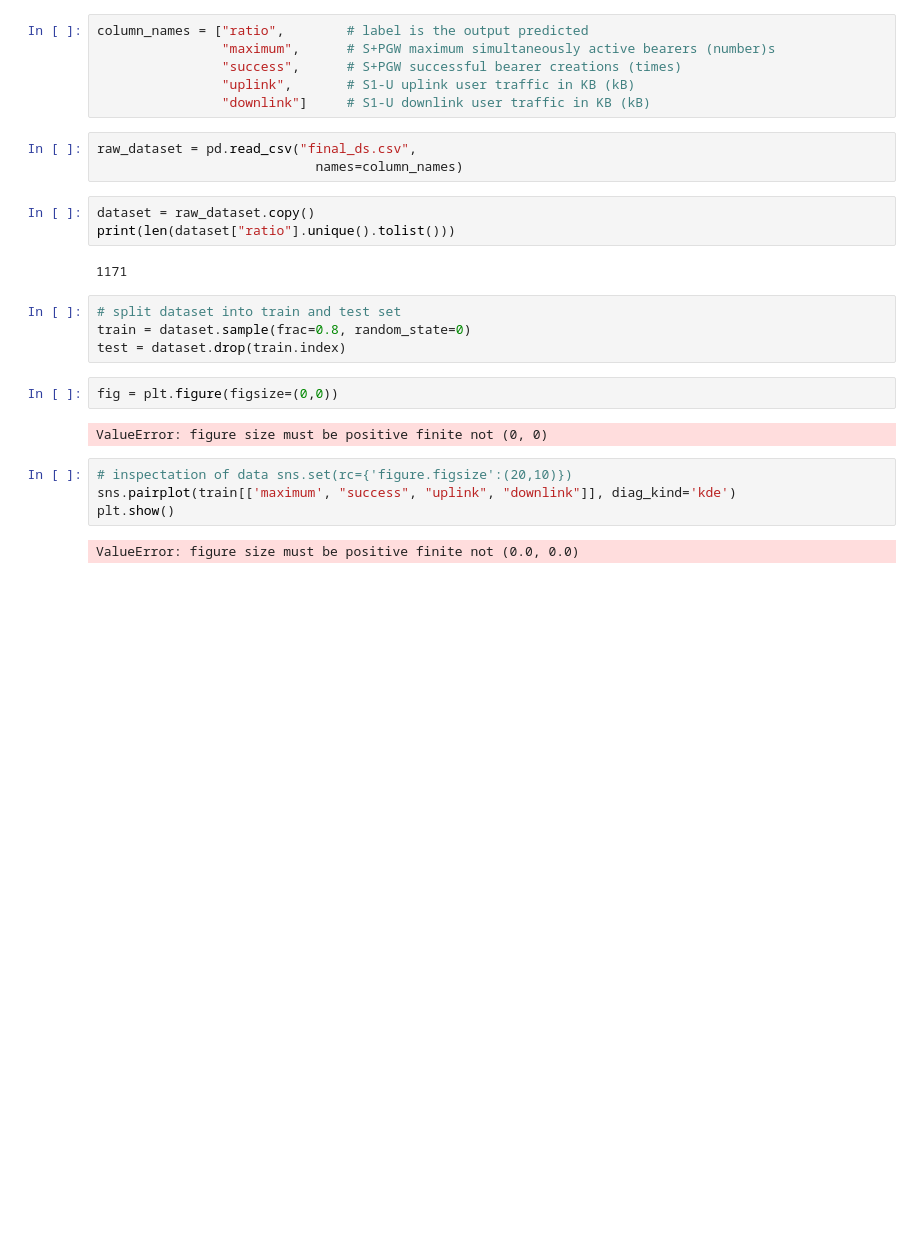
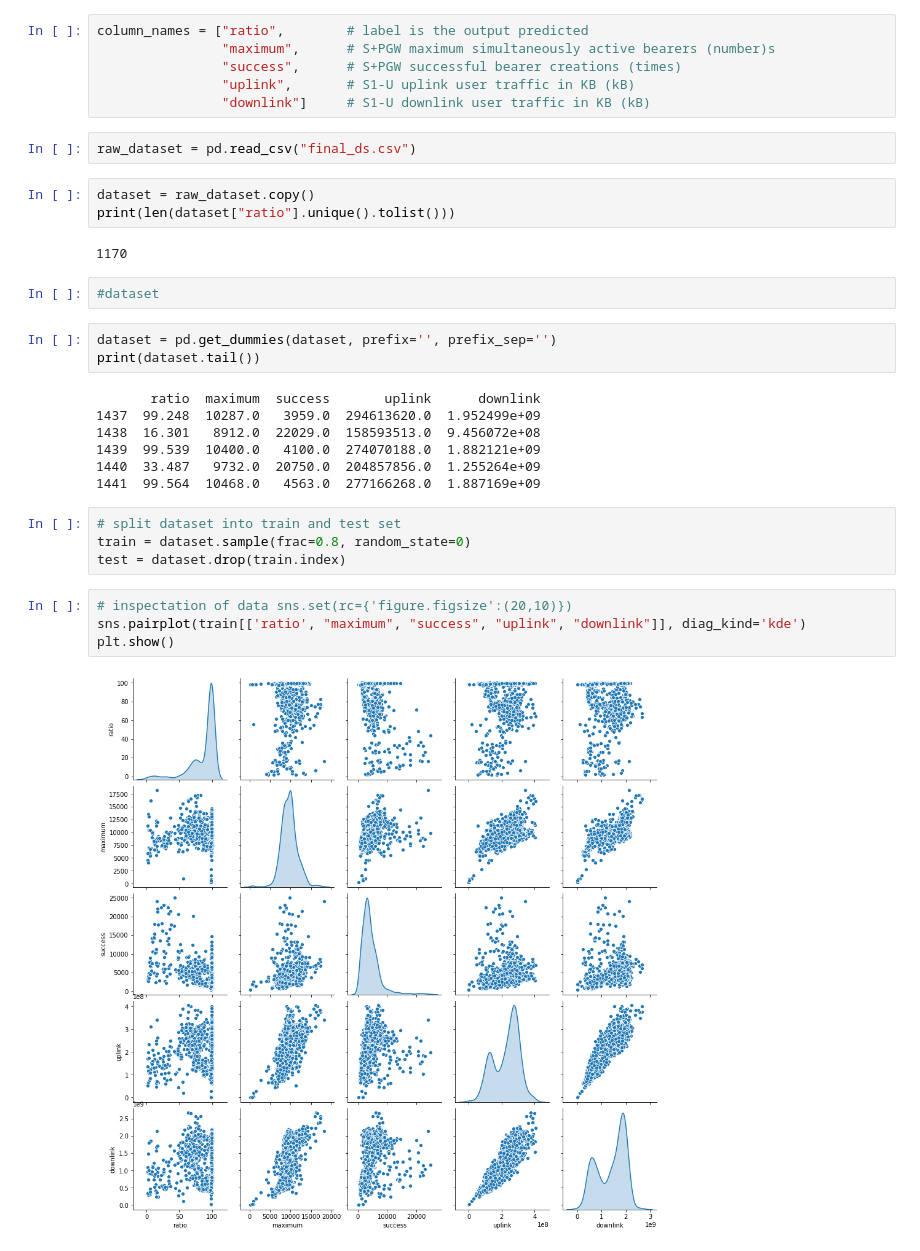
Before and after one commit to bm777/ann-network-LTE, a Jupyter notebook: jupy_model.ipynb, the cells around one changed output. Cells and saved outputs as stored; diff of their text form; blank space fills up the shorter version.

```diff
--- a/jupy_model.ipynb
+++ b/jupy_model.ipynb
@@ -17,24 +17,31 @@ column_names = ["ratio",        # label is the output predicted
                 "uplink",       # S1-U uplink user traffic in KB (kB)
                 "downlink"]     # S1-U downlink user traffic in KB (kB)
 # %%
-raw_dataset = pd.read_csv("final_ds.csv",
-                            names=column_names)
+raw_dataset = pd.read_csv("final_ds.csv")
 # %%
 dataset = raw_dataset.copy()
 print(len(dataset["ratio"].unique().tolist()))
 # %% [output]
-1171
+1170
+# %%
+#dataset
+# %%
+dataset = pd.get_dummies(dataset, prefix='', prefix_sep='')
+print(dataset.tail())
+# %% [output]
+       ratio  maximum  success       uplink      downlink
+1437  99.248  10287.0   3959.0  294613620.0  1.952499e+09
+1438  16.301   8912.0  22029.0  158593513.0  9.456072e+08
+1439  99.539  10400.0   4100.0  274070188.0  1.882121e+09
+1440  33.487   9732.0  20750.0  204857856.0  1.255264e+09
+1441  99.564  10468.0   4563.0  277166268.0  1.887169e+09
 # %%
 # split dataset into train and test set
 train = dataset.sample(frac=0.8, random_state=0)
 test = dataset.drop(train.index)
-# %%
-fig = plt.figure(figsize=(0,0))
-# %% [output]
-ValueError: figure size must be positive finite not (0, 0)
 # %%
 # inspectation of data sns.set(rc={'figure.figsize':(20,10)})
-sns.pairplot(train[['maximum', "success", "uplink", "downlink"]], diag_kind='kde')
+sns.pairplot(train[['ratio', "maximum", "success", "uplink", "downlink"]], diag_kind='kde')
 plt.show()
 # %% [output]
-ValueError: figure size must be positive finite not (0.0, 0.0)
+[figure, added]
```
Also changed, not shown: parts of 31 cells of this notebook, 3 other files.
